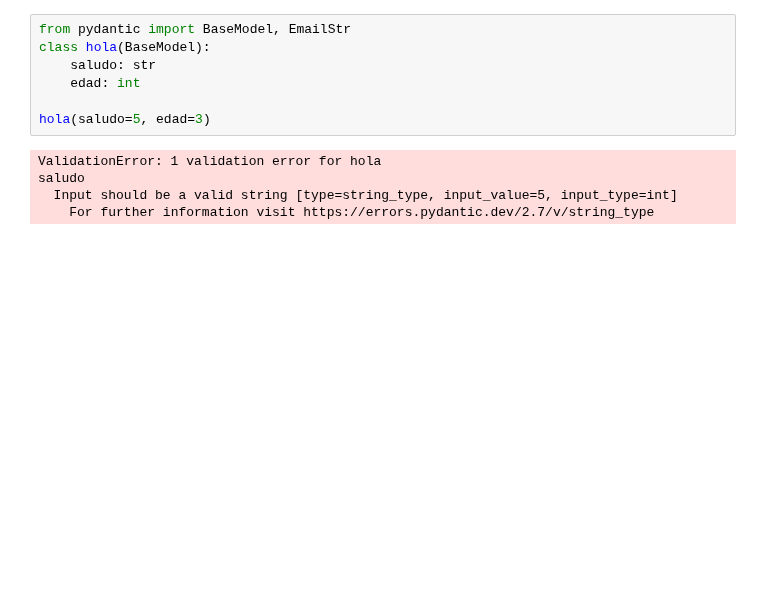
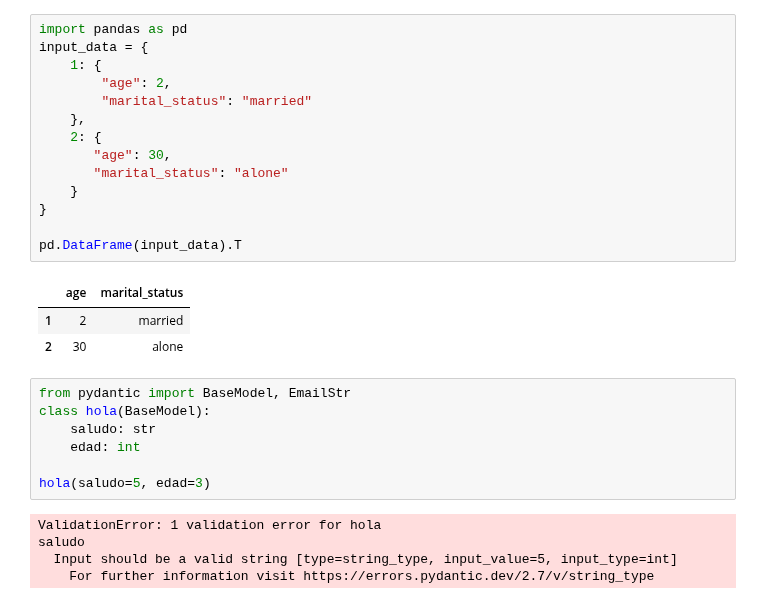
Before and after one commit to Martain24/TFM, a Jupyter notebook: tests_api.ipynb, the cells around one changed output. Cells and saved outputs as stored; diff of their text form; blank space fills up the shorter version.

```diff
--- a/tests_api.ipynb
+++ b/tests_api.ipynb
@@ -1,3 +60,21 @@
+# %%
+import pandas as pd
+input_data = {
+    1: {
+        "age": 2,
+        "marital_status": "married"
+    },
+    2: {
+       "age": 30,
+       "marital_status": "alone"
+    }
+}
+
+pd.DataFrame(input_data).T
+# %% [output]
+|  | age | marital_status |
+| 1 | 2 | married |
+| 2 | 30 | alone |
 # %%
 from pydantic import BaseModel, EmailStr
 class hola(BaseModel):
```
Also changed, not shown: parts of 3 cells of this notebook, 3 other files.
